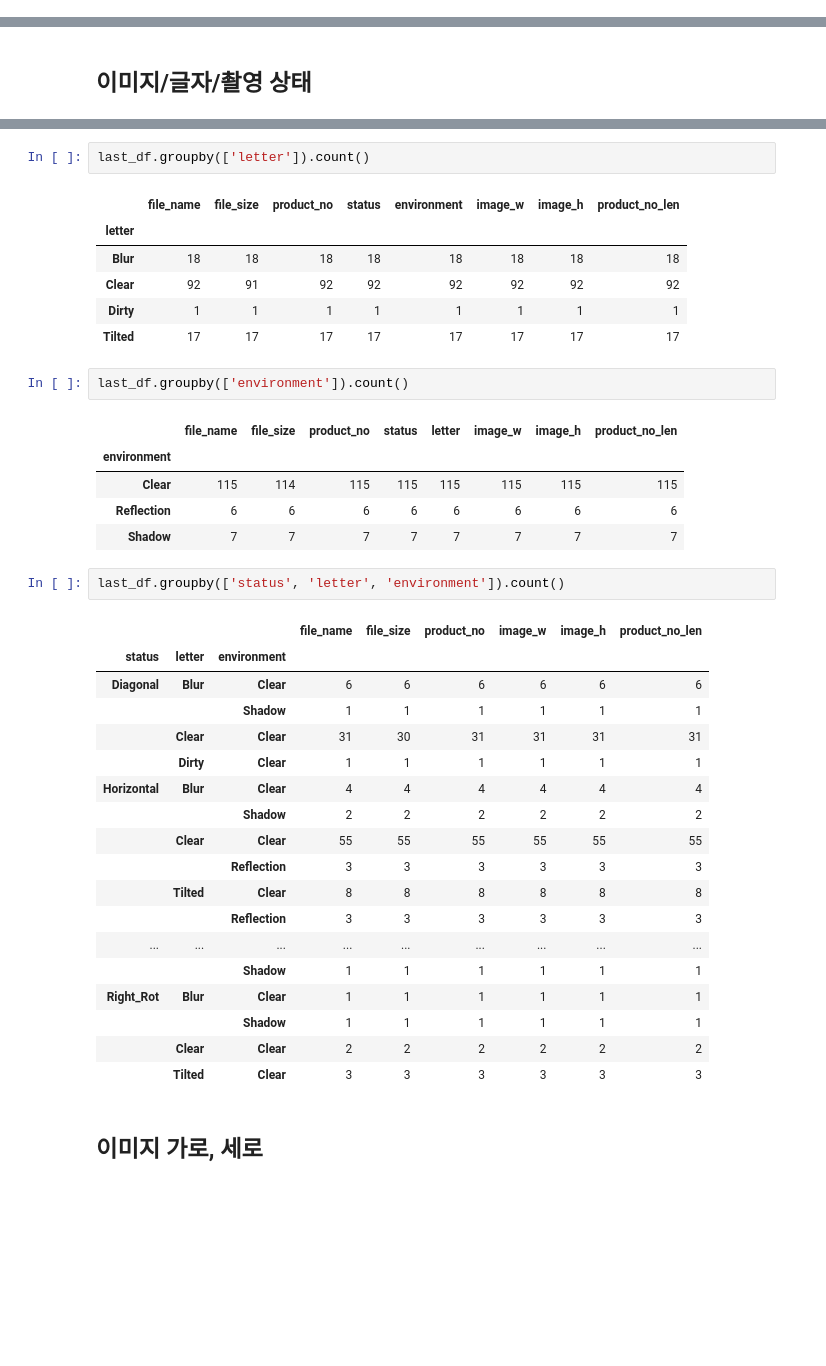
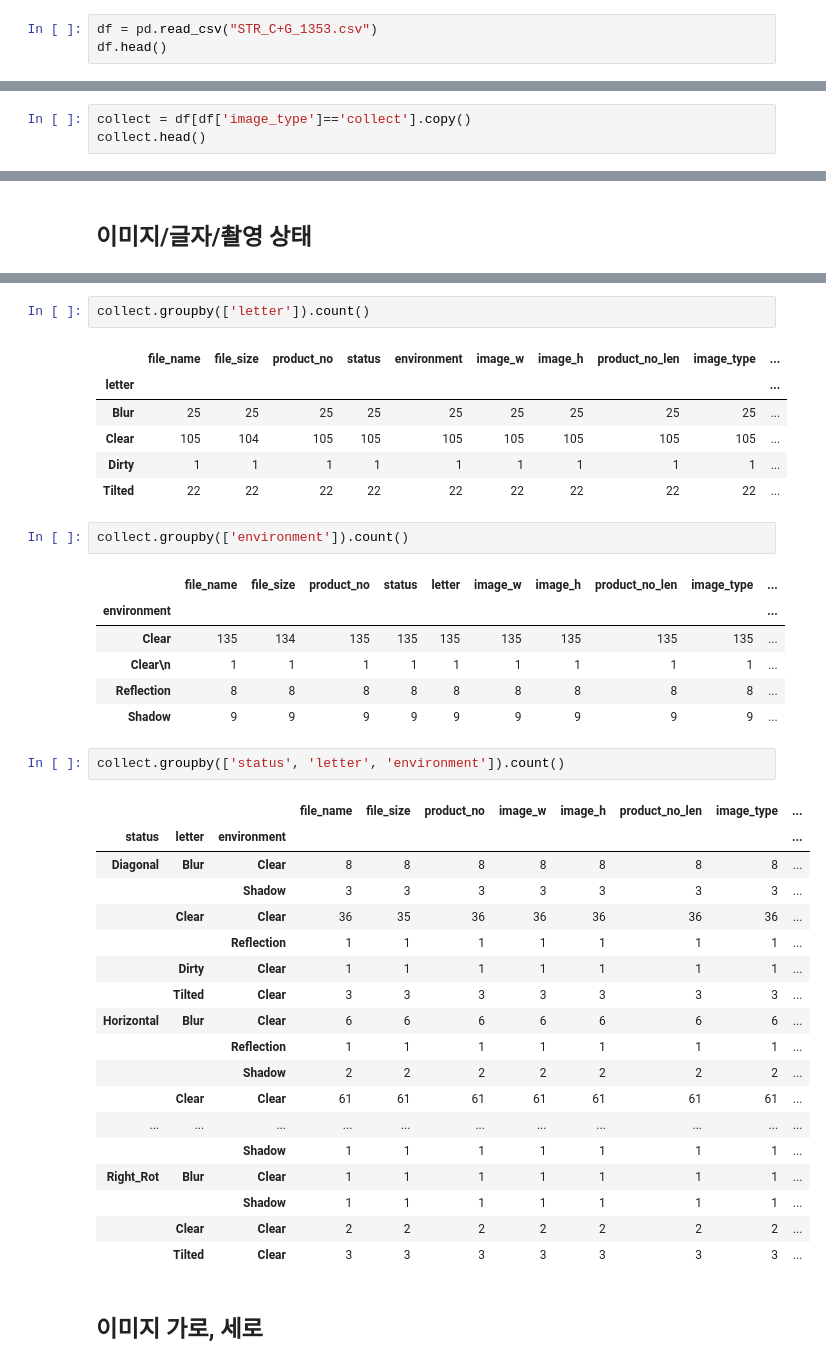
Before and after one commit to boostcampaitech2/final-project-level3-cv-18, a Jupyter notebook: eda/데이터_생성을_위한_EDA.ipynb, the cells around one changed output, grey strips where cells are left out. Saved outputs shown, nothing was run; the diff lists cells and outputs as text; blank space fills up the shorter version.

```diff
--- a/eda/데이터_생성을_위한_EDA.ipynb
+++ b/eda/데이터_생성을_위한_EDA.ipynb
@@ -8,0 +18,3 @@ last_df = pd.read_csv("../data/STR_Collect_128.csv")
+# %%
+df = pd.read_csv("STR_C+G_1353.csv")
+df.head()
@@ -8,0 +31,3 @@ last_df = pd.read_csv("../data/STR_Collect_128.csv")
+# %%
+collect = df[df['image_type']=='collect'].copy()
+collect.head()
@@ -20,41 +52,42 @@ last_df.groupby(['status']).count()
 # %%
-last_df.groupby(['letter']).count()
+collect.groupby(['letter']).count()
 # %% [output]
-|  | file_name | file_size | product_no | status | environment | image_w | image_h | product_no_len |
-| letter |  |  |  |  |  |  |  |  |
-| Blur | 18 | 18 | 18 | 18 | 18 | 18 | 18 | 18 |
-| Clear | 92 | 91 | 92 | 92 | 92 | 92 | 92 | 92 |
-| Dirty | 1 | 1 | 1 | 1 | 1 | 1 | 1 | 1 |
-| Tilted | 17 | 17 | 17 | 17 | 17 | 17 | 17 | 17 |
+|  | file_name | file_size | product_no | status | environment | image_w | image_h | product_no_len | image_type | ... |
+| letter |  |  |  |  |  |  |  |  |  | ... |
+| Blur | 25 | 25 | 25 | 25 | 25 | 25 | 25 | 25 | 25 | ... |
+| Clear | 105 | 104 | 105 | 105 | 105 | 105 | 105 | 105 | 105 | ... |
+| Dirty | 1 | 1 | 1 | 1 | 1 | 1 | 1 | 1 | 1 | ... |
+| Tilted | 22 | 22 | 22 | 22 | 22 | 22 | 22 | 22 | 22 | ... |
 # %%
-last_df.groupby(['environment']).count()
+collect.groupby(['environment']).count()
 # %% [output]
-|  | file_name | file_size | product_no | status | letter | image_w | image_h | product_no_len |
-| environment |  |  |  |  |  |  |  |  |
-| Clear | 115 | 114 | 115 | 115 | 115 | 115 | 115 | 115 |
-| Reflection | 6 | 6 | 6 | 6 | 6 | 6 | 6 | 6 |
-| Shadow | 7 | 7 | 7 | 7 | 7 | 7 | 7 | 7 |
+|  | file_name | file_size | product_no | status | letter | image_w | image_h | product_no_len | image_type | ... |
+| environment |  |  |  |  |  |  |  |  |  | ... |
+| Clear | 135 | 134 | 135 | 135 | 135 | 135 | 135 | 135 | 135 | ... |
+| Clear\n | 1 | 1 | 1 | 1 | 1 | 1 | 1 | 1 | 1 | ... |
+| Reflection | 8 | 8 | 8 | 8 | 8 | 8 | 8 | 8 | 8 | ... |
+| Shadow | 9 | 9 | 9 | 9 | 9 | 9 | 9 | 9 | 9 | ... |
 # %%
-last_df.groupby(['status', 'letter', 'environment']).count()
+collect.groupby(['status', 'letter', 'environment']).count()
 # %% [output]
-|  |  |  | file_name | file_size | product_no | image_w | image_h | product_no_len |
-| status | letter | environment |  |  |  |  |  |  |
-| Diagonal | Blur | Clear | 6 | 6 | 6 | 6 | 6 | 6 |
-|  |  | Shadow | 1 | 1 | 1 | 1 | 1 | 1 |
-|  | Clear | Clear | 31 | 30 | 31 | 31 | 31 | 31 |
-|  | Dirty | Clear | 1 | 1 | 1 | 1 | 1 | 1 |
-| Horizontal | Blur | Clear | 4 | 4 | 4 | 4 | 4 | 4 |
-|  |  | Shadow | 2 | 2 | 2 | 2 | 2 | 2 |
-|  | Clear | Clear | 55 | 55 | 55 | 55 | 55 | 55 |
-|  |  | Reflection | 3 | 3 | 3 | 3 | 3 | 3 |
-|  | Tilted | Clear | 8 | 8 | 8 | 8 | 8 | 8 |
-|  |  | Reflection | 3 | 3 | 3 | 3 | 3 | 3 |
-| ... | ... | ... | ... | ... | ... | ... | ... | ... |
-|  |  | Shadow | 1 | 1 | 1 | 1 | 1 | 1 |
-| Right_Rot | Blur | Clear | 1 | 1 | 1 | 1 | 1 | 1 |
-|  |  | Shadow | 1 | 1 | 1 | 1 | 1 | 1 |
-|  | Clear | Clear | 2 | 2 | 2 | 2 | 2 | 2 |
-|  | Tilted | Clear | 3 | 3 | 3 | 3 | 3 | 3 |
+|  |  |  | file_name | file_size | product_no | image_w | image_h | product_no_len | image_type | ... |
+| status | letter | environment |  |  |  |  |  |  |  | ... |
+| Diagonal | Blur | Clear | 8 | 8 | 8 | 8 | 8 | 8 | 8 | ... |
+|  |  | Shadow | 3 | 3 | 3 | 3 | 3 | 3 | 3 | ... |
+|  | Clear | Clear | 36 | 35 | 36 | 36 | 36 | 36 | 36 | ... |
+|  |  | Reflection | 1 | 1 | 1 | 1 | 1 | 1 | 1 | ... |
+|  | Dirty | Clear | 1 | 1 | 1 | 1 | 1 | 1 | 1 | ... |
+|  | Tilted | Clear | 3 | 3 | 3 | 3 | 3 | 3 | 3 | ... |
+| Horizontal | Blur | Clear | 6 | 6 | 6 | 6 | 6 | 6 | 6 | ... |
+|  |  | Reflection | 1 | 1 | 1 | 1 | 1 | 1 | 1 | ... |
+|  |  | Shadow | 2 | 2 | 2 | 2 | 2 | 2 | 2 | ... |
+|  | Clear | Clear | 61 | 61 | 61 | 61 | 61 | 61 | 61 | ... |
+| ... | ... | ... | ... | ... | ... | ... | ... | ... | ... | ... |
+|  |  | Shadow | 1 | 1 | 1 | 1 | 1 | 1 | 1 | ... |
+| Right_Rot | Blur | Clear | 1 | 1 | 1 | 1 | 1 | 1 | 1 | ... |
+|  |  | Shadow | 1 | 1 | 1 | 1 | 1 | 1 | 1 | ... |
+|  | Clear | Clear | 2 | 2 | 2 | 2 | 2 | 2 | 2 | ... |
+|  | Tilted | Clear | 3 | 3 | 3 | 3 | 3 | 3 | 3 | ... |
 # %% [markdown]
 ## 이미지 가로, 세로
 # %% [markdown]
```
Also changed, not shown: parts of 24 cells of this notebook.
